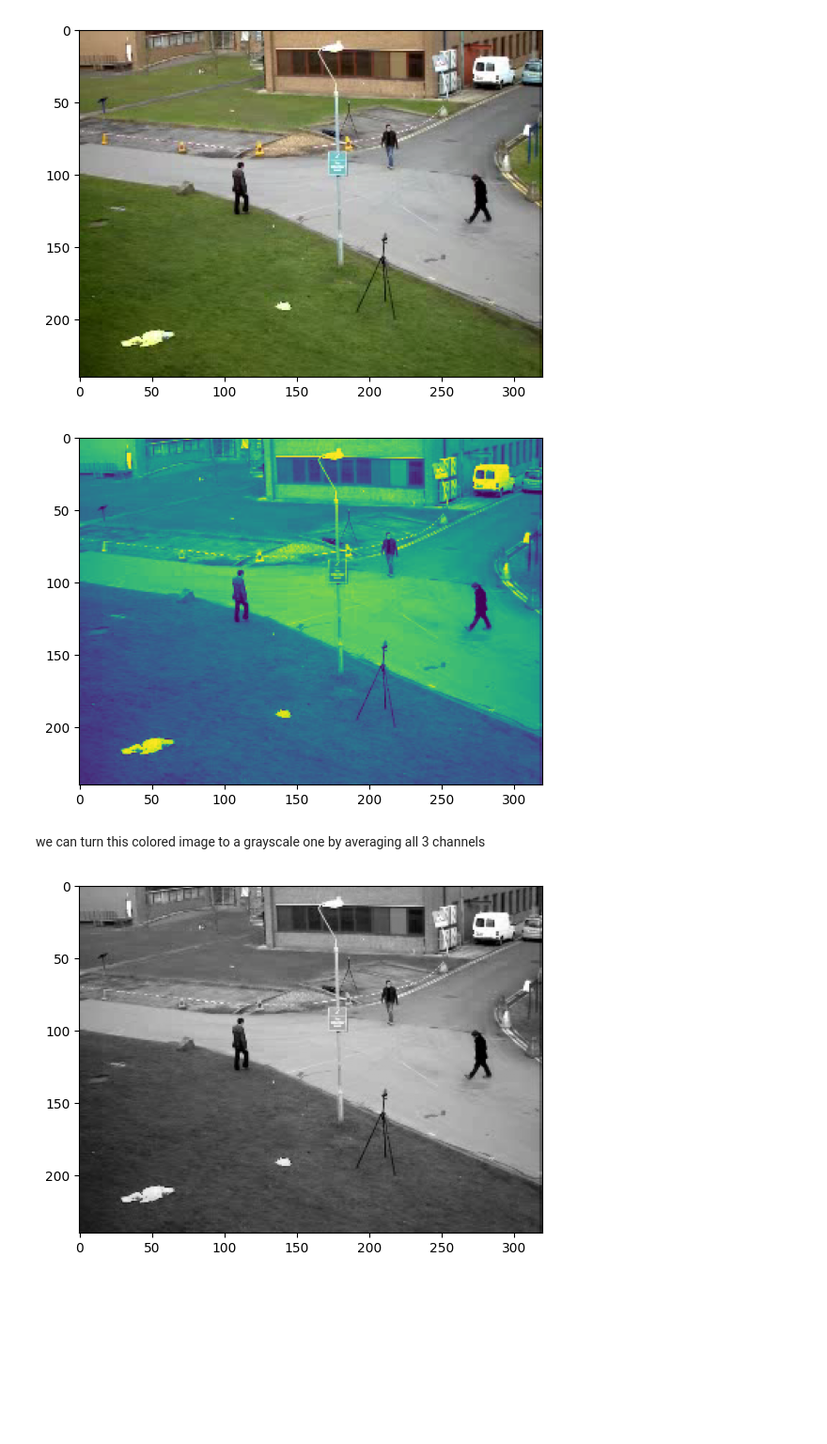
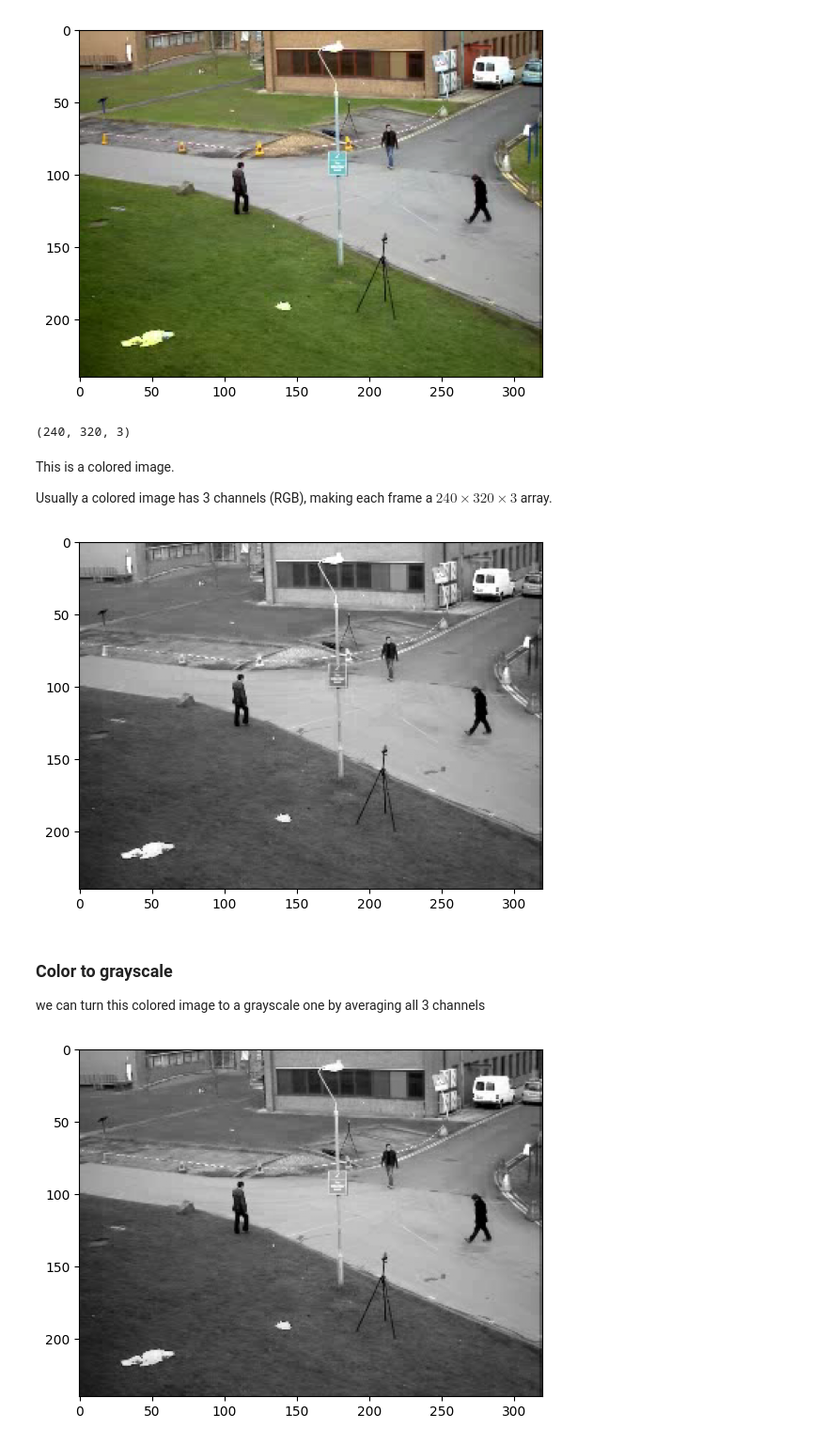
Before and after one commit to xuemeic/MTDS, a Jupyter notebook: notebooks/SVD.ipynb, the cells around one changed output. Shown at 94% size. Saved outputs shown, nothing was run; the diff lists cells and outputs as text; code cells hidden in the pictures; blank space fills up the shorter version.

```diff
--- a/notebooks/SVD.ipynb
+++ b/notebooks/SVD.ipynb
@@ -104,11 +106,20 @@ plt.imshow(video.get_frame(0));
 # %% [output]
 [figure]
+# %%
+vid.get_frame(0).shape
+# %% [output]
+(240, 320, 3)
+# %% [markdown]
+This is a colored image.
+
+Usually a colored image has 3 channels (RGB), making each frame a $240 \times 320 \times 3$ array.
 # %%
-# showing the r channel
-plt.imshow(video.get_frame(0)[:,:,0]);
+# showing the R channel
+plt.imshow(video.get_frame(0)[:,:,0], cmap = 'gray');
 # %% [output]
-[figure, old version]
+[figure, new version]
 # %% [markdown]
+### Color to grayscale
 we can turn this colored image to a grayscale one by averaging all 3 channels
 # %%
 vid_0_gray = video.get_frame(0)[:,:,0]/3 + video.get_frame(0)[:,:,1]/3 + video.get_frame(0)[:,:,2]/3
```
Also changed, not shown: parts of 33 cells of this notebook.
